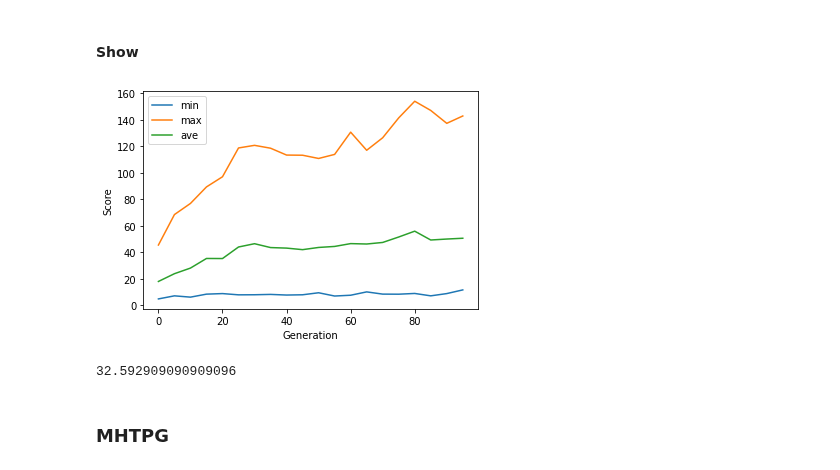
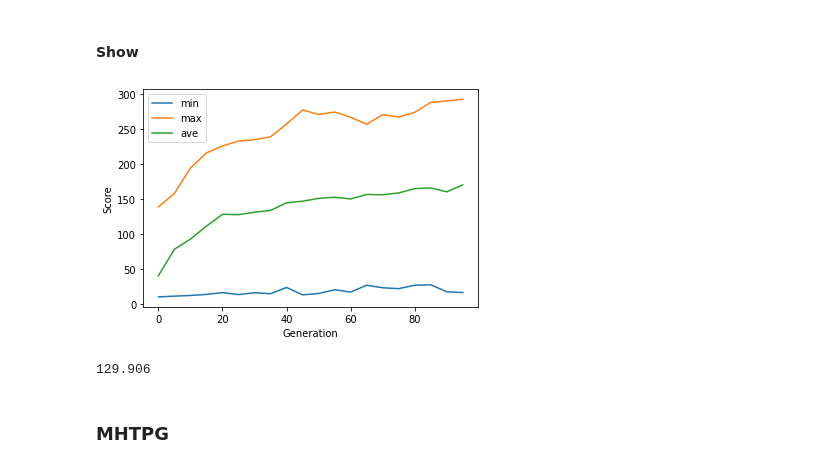
Before and after one commit to oyako-li/TPG, a Jupyter notebook: profile.ipynb, the cells around one changed output. Saved outputs shown, nothing was run; the diff lists cells and outputs as text; code cells hidden in the pictures.

```diff
--- a/profile.ipynb
+++ b/profile.ipynb
@@ -526,3 +498,18 @@ task="CartPole-v1"
+# %%
+prefix = './log/CartPole-v1/2022-12-16/'
+files = [
+    f'{prefix}15-50-24',
+    f'{prefix}15-52-28',
+    f'{prefix}15-51-38',
+    f'{prefix}15-49-24',
+    f'{prefix}15-41-44',
+    f'{prefix}15-50-14',
+    f'{prefix}15-47-53',
+    f'{prefix}15-40-36',
+    f'{prefix}15-46-45',
+    f'{prefix}15-45-24'
+]
+task="CartPole-v1"
 # %% [markdown]
 #### Show
 # %%
@@ -531,36 +518,36 @@ step=5
 ends = (renge//step)
 
 mi = np.zeros(ends)
 ma = np.zeros(ends)
 av = np.zeros(ends)
 end=0
 for file in files:
     _mi, _ma, _av, end = log_load(file,task, renge=renge, _step=step)
     assert _mi.size==mi.size, f'{file} {_mi.size} dont match'
     mi=np.add(mi,_mi)
     ma=np.add(ma,_ma)
     av=np.add(av,_av)
 mi=np.divide(mi,10)
 ma=np.divide(ma,10)
 av=np.divide(av,10)
 ge = np.arange((ends-mi.size)*step, ends*step, step)
 
-title = f"./results/tpg-actor-{task.replace('/','-')}"
+title = f"./results/tpg-{task.replace('/','-')}"
 plt.plot(ge, mi, label='min')
 plt.plot(ge, ma, label='max')
 plt.plot(ge, av, label='ave')
 
 plt.ylabel('Score')
 plt.xlabel('Generation')
 plt.legend()
 plt.savefig(f"{title}.png")
 plt.show()
 with open(f'{title}.txt','w') as f:
     f.write(f'min-min:{min(mi)}, max-min:{min(ma)}, ave-min:{min(av)}, min-max:{max(mi)}, max-max:{max(ma)}, ave-max:{max(av)}, min-ave:{sum(mi)/len(mi)}, max-ave:{sum(ma)/len(ma)}, ave-ave:{sum(av)/len(av)}')
 print(av[-1]-av[0])
 # %% [output]
-[figure, old version]
+[figure, new version]
-32.592909090909096
+129.906
 # %% [markdown]
 ### MHTPG
 # %% [markdown]
```
Also changed, not shown: parts of 16 cells of this notebook, 10 other files.
